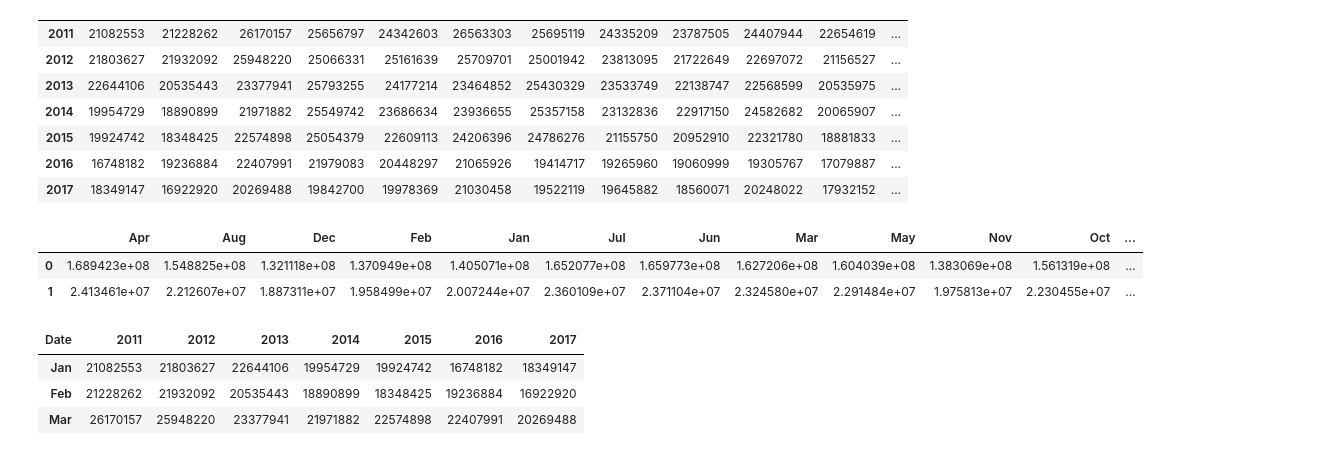
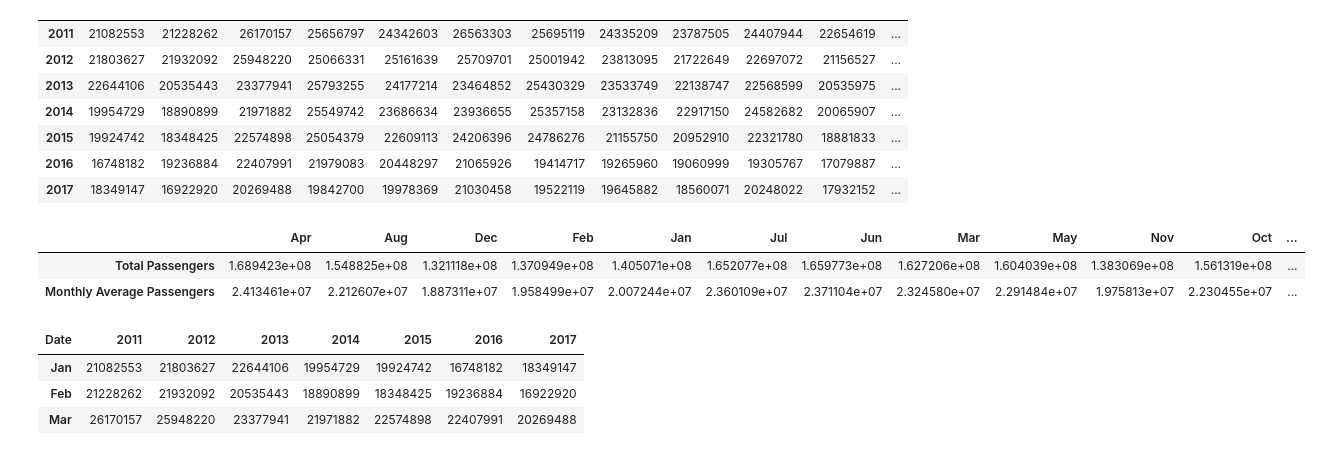
Before and after one commit to yegorkryukov/dc_public_transport, a Jupyter notebook: project_3.ipynb, the cells around one changed output. Drawn from its saved outputs; the diff is of its cells as text; code cells hidden in the pictures.

```diff
--- a/project_3.ipynb
+++ b/project_3.ipynb
@@ -89,13 +90,14 @@ mr_by_year
 | 2016 | 16748182 | 19236884 | 22407991 | 21979083 | 20448297 | 21065926 | 19414717 | 19265960 | 19060999 | 19305767 | 17079887 | ... |
 | 2017 | 18349147 | 16922920 | 20269488 | 19842700 | 19978369 | 21030458 | 19522119 | 19645882 | 18560071 | 20248022 | 17932152 | ... |
 # %%
+#calculate and create mean and total per month
 stat_month = pd.DataFrame()
 stat_month = stat_month.append(mr_by_year.sum(),ignore_index=True)
 stat_month = stat_month.append(mr_by_year.mean(),ignore_index=True)
-stat_df.index = ['Total Passengers','Monthly Average Passengers']
+stat_month.index = ['Total Passengers','Monthly Average Passengers']
 stat_month
 # %% [output]
 |  | Apr | Aug | Dec | Feb | Jan | Jul | Jun | Mar | May | Nov | Oct | ... |
-| 0 | 1.689423e+08 | 1.548825e+08 | 1.321118e+08 | 1.370949e+08 | 1.405071e+08 | 1.652077e+08 | 1.659773e+08 | 1.627206e+08 | 1.604039e+08 | 1.383069e+08 | 1.561319e+08 | ... |
-| 1 | 2.413461e+07 | 2.212607e+07 | 1.887311e+07 | 1.958499e+07 | 2.007244e+07 | 2.360109e+07 | 2.371104e+07 | 2.324580e+07 | 2.291484e+07 | 1.975813e+07 | 2.230455e+07 | ... |
+| Total Passengers | 1.689423e+08 | 1.548825e+08 | 1.321118e+08 | 1.370949e+08 | 1.405071e+08 | 1.652077e+08 | 1.659773e+08 | 1.627206e+08 | 1.604039e+08 | 1.383069e+08 | 1.561319e+08 | ... |
+| Monthly Average Passengers | 2.413461e+07 | 2.212607e+07 | 1.887311e+07 | 1.958499e+07 | 2.007244e+07 | 2.360109e+07 | 2.371104e+07 | 2.324580e+07 | 2.291484e+07 | 1.975813e+07 | 2.230455e+07 | ... |
 # %%
```
Also changed, not shown: parts of 13 cells of this notebook, 1 other file.
